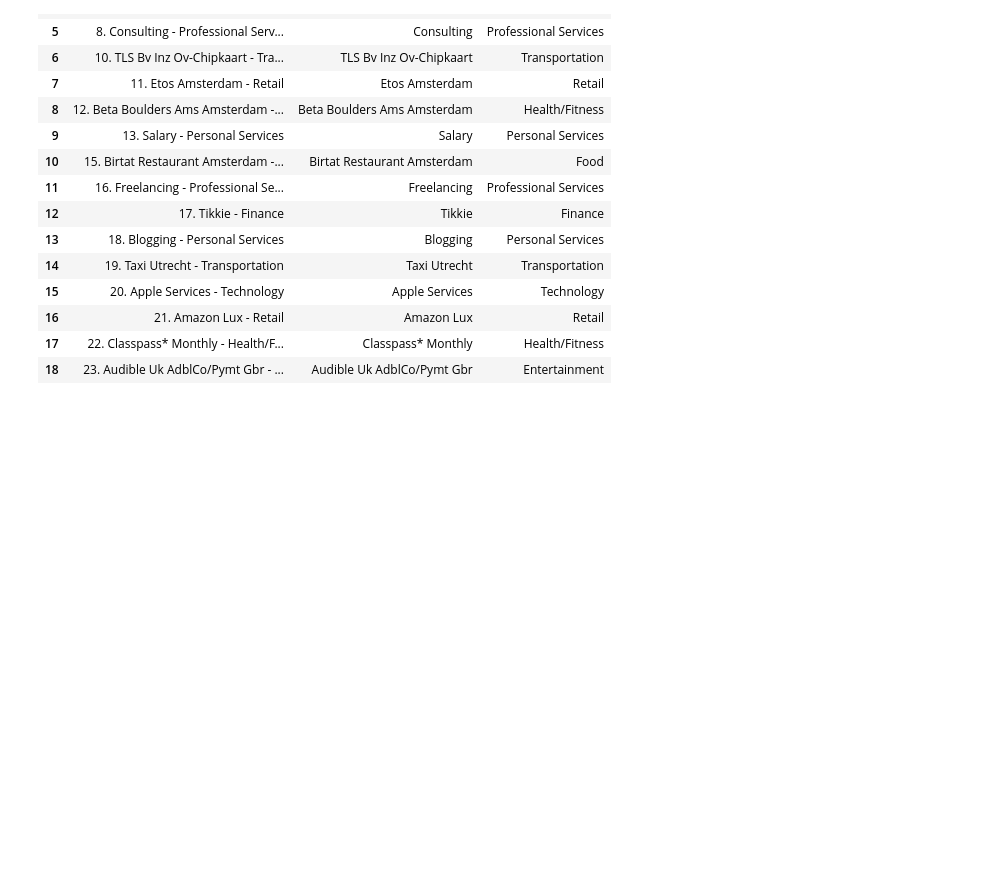
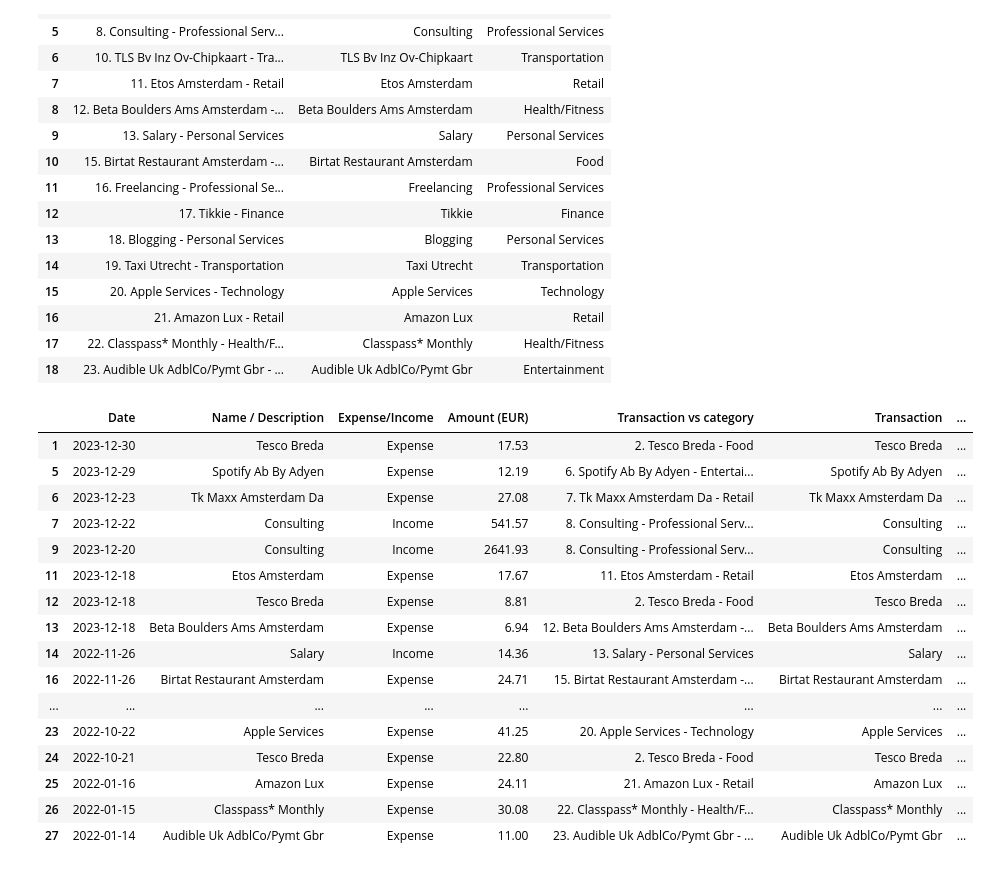
Before and after one commit to NhanVo-gmt/Local-Financial-Assistant, a Jupyter notebook: categorize_expense.ipynb, the cells around one changed output. Drawn from its saved outputs; the diff is of its cells as text; code cells hidden in the pictures; blank space fills up the shorter version.

```diff
--- a/categorize_expense.ipynb
+++ b/categorize_expense.ipynb
@@ -160,4 +160,26 @@ categorizes_df_all
 | 16 | 21. Amazon Lux - Retail | Amazon Lux | Retail |
 | 17 | 22. Classpass* Monthly - Health/F... | Classpass* Monthly | Health/Fitness |
 | 18 | 23. Audible Uk AdblCo/Pymt Gbr - ... | Audible Uk AdblCo/Pymt Gbr | Entertainment |
+# %%
+df = pd.read_csv("transactions.csv")
+df = pd.merge(df, categorizes_df_all, left_on="Name / Description", right_on="Transaction", how="left")
+df
+# %% [output]
+|  | Date | Name / Description | Expense/Income | Amount (EUR) | Transaction vs category | Transaction | ... |
+| 1 | 2023-12-30 | Tesco Breda | Expense | 17.53 | 2. Tesco Breda - Food | Tesco Breda | ... |
+| 5 | 2023-12-29 | Spotify Ab By Adyen | Expense | 12.19 | 6. Spotify Ab By Adyen - Entertai... | Spotify Ab By Adyen | ... |
+| 6 | 2023-12-23 | Tk Maxx Amsterdam Da | Expense | 27.08 | 7. Tk Maxx Amsterdam Da - Retail | Tk Maxx Amsterdam Da | ... |
+| 7 | 2023-12-22 | Consulting | Income | 541.57 | 8. Consulting - Professional Serv... | Consulting | ... |
+| 9 | 2023-12-20 | Consulting | Income | 2641.93 | 8. Consulting - Professional Serv... | Consulting | ... |
+| 11 | 2023-12-18 | Etos Amsterdam | Expense | 17.67 | 11. Etos Amsterdam - Retail | Etos Amsterdam | ... |
+| 12 | 2023-12-18 | Tesco Breda | Expense | 8.81 | 2. Tesco Breda - Food | Tesco Breda | ... |
+| 13 | 2023-12-18 | Beta Boulders Ams Amsterdam | Expense | 6.94 | 12. Beta Boulders Ams Amsterdam -... | Beta Boulders Ams Amsterdam | ... |
+| 14 | 2022-11-26 | Salary | Income | 14.36 | 13. Salary - Personal Services | Salary | ... |
+| 16 | 2022-11-26 | Birtat Restaurant Amsterdam | Expense | 24.71 | 15. Birtat Restaurant Amsterdam -... | Birtat Restaurant Amsterdam | ... |
+| ... | ... | ... | ... | ... | ... | ... | ... |
+| 23 | 2022-10-22 | Apple Services | Expense | 41.25 | 20. Apple Services - Technology | Apple Services | ... |
+| 24 | 2022-10-21 | Tesco Breda | Expense | 22.80 | 2. Tesco Breda - Food | Tesco Breda | ... |
+| 25 | 2022-01-16 | Amazon Lux | Expense | 24.11 | 21. Amazon Lux - Retail | Amazon Lux | ... |
+| 26 | 2022-01-15 | Classpass* Monthly | Expense | 30.08 | 22. Classpass* Monthly - Health/F... | Classpass* Monthly | ... |
+| 27 | 2022-01-14 | Audible Uk AdblCo/Pymt Gbr | Expense | 11.00 | 23. Audible Uk AdblCo/Pymt Gbr - ... | Audible Uk AdblCo/Pymt Gbr | ... |
 # %%
```
Also changed, not shown: parts of 1 cell of this notebook, 3 other files.
